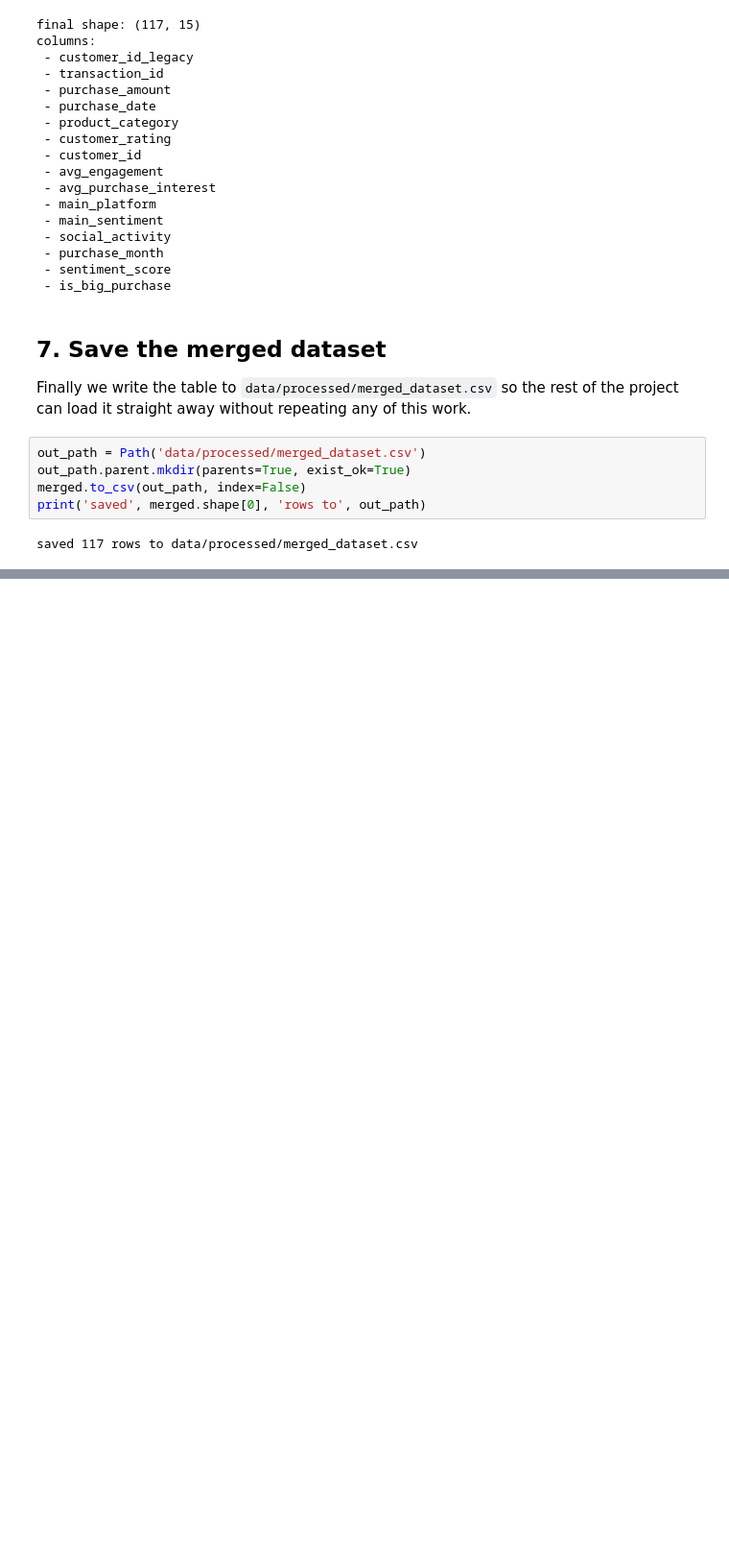
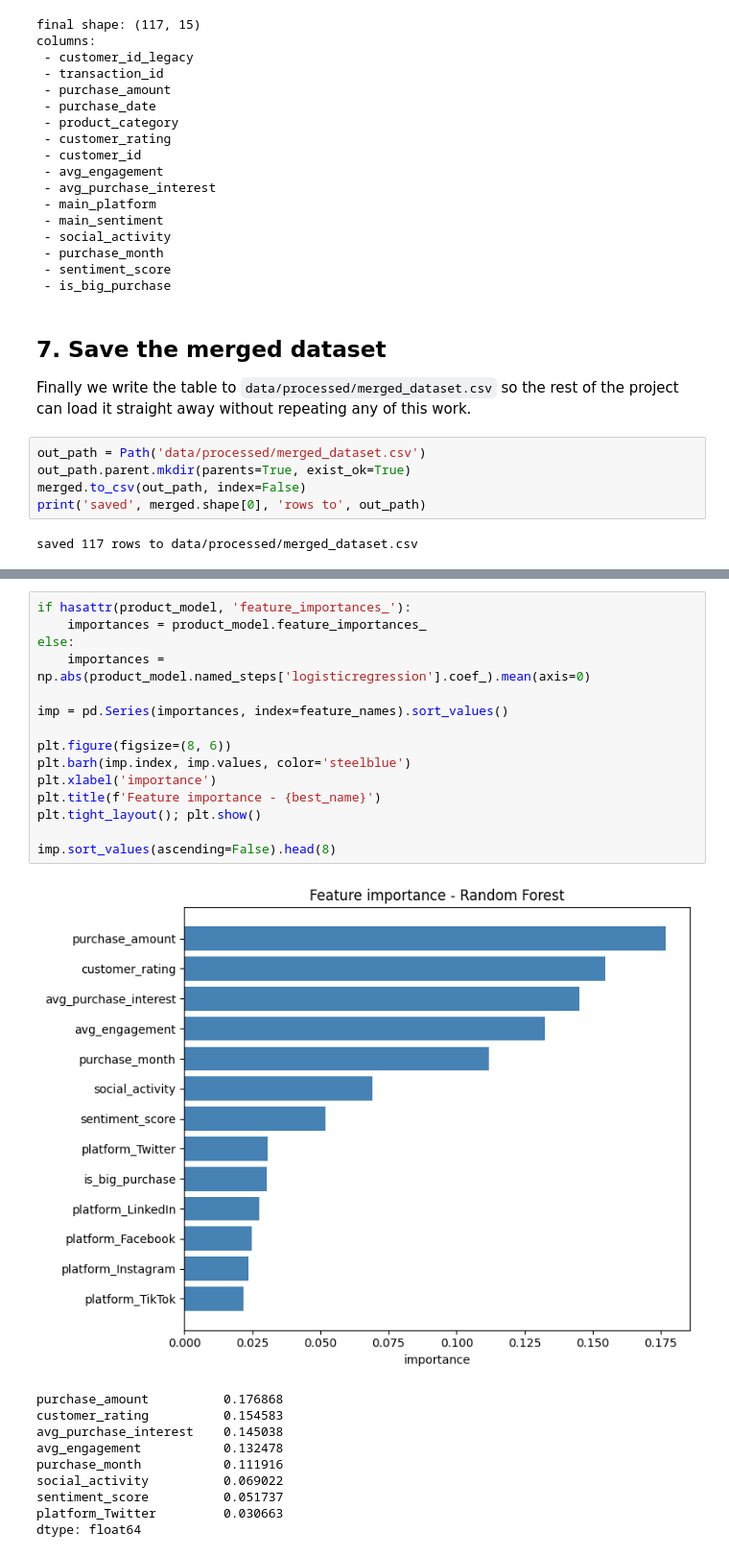
Before and after one commit to mbonikevin/formative_2_data_preprocessing, a Jupyter notebook: notebooks/data_merge.ipynb, the cells around one changed output, grey strips where cells are left out. Shown at 96% size. Drawn from its saved outputs; the diff is of its cells as text; blank space fills up the shorter version.

```diff
--- a/notebooks/data_merge.ipynb
+++ b/notebooks/data_merge.ipynb
@@ -443,0 +598,26 @@ saved 117 rows to data/processed/merged_dataset.csv
+# %%
+if hasattr(product_model, 'feature_importances_'):
+    importances = product_model.feature_importances_
+else:
+    importances = np.abs(product_model.named_steps['logisticregression'].coef_).mean(axis=0)
+
+imp = pd.Series(importances, index=feature_names).sort_values()
+
+plt.figure(figsize=(8, 6))
+plt.barh(imp.index, imp.values, color='steelblue')
+plt.xlabel('importance')
+plt.title(f'Feature importance - {best_name}')
+plt.tight_layout(); plt.show()
+
+imp.sort_values(ascending=False).head(8)
+# %% [output]
+[figure, added]
+purchase_amount          0.176868
+customer_rating          0.154583
+avg_purchase_interest    0.145038
+avg_engagement           0.132478
+purchase_month           0.111916
+social_activity          0.069022
+sentiment_score          0.051737
+platform_Twitter         0.030663
+dtype: float64
```
Also changed, not shown: parts of 13 cells of this notebook, 4 other files.
